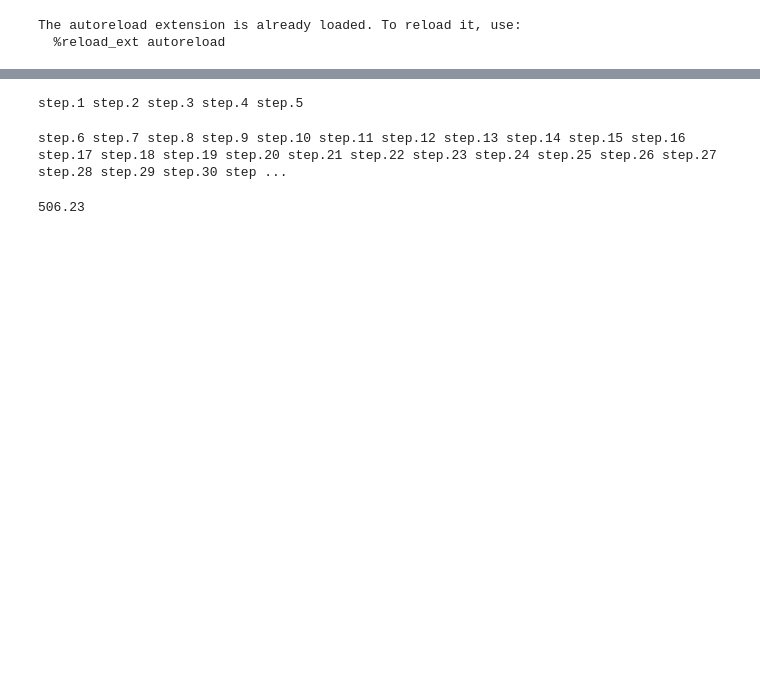
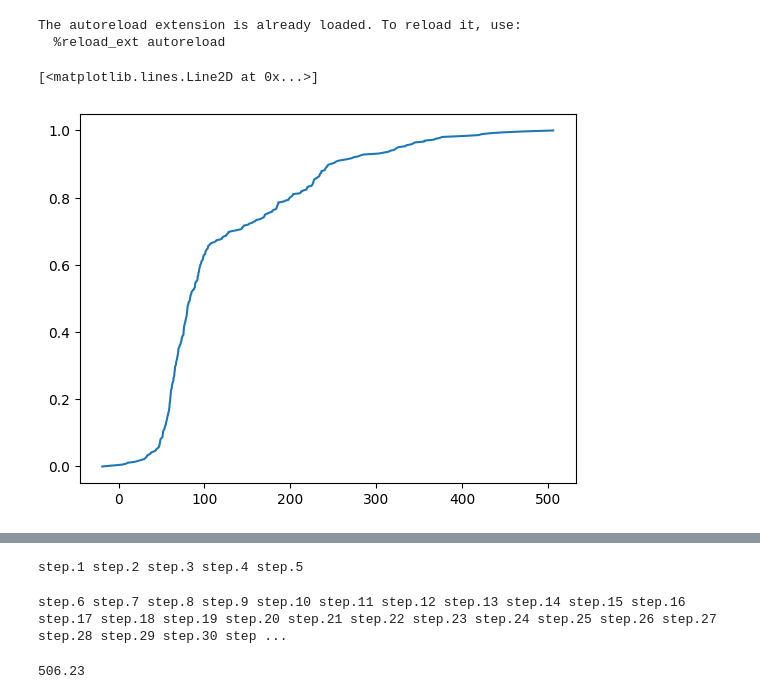
Before and after one commit to luca-pernigo/ThesisKernelMethods, a Jupyter notebook: TestCDFInverse.ipynb, the cells around one changed output, grey strips where cells are left out. Saved outputs shown, nothing was run; the diff lists cells and outputs as text; code cells hidden in the pictures; blank space fills up the shorter version.

```diff
--- a/TestCDFInverse.ipynb
+++ b/TestCDFInverse.ipynb
@@ -42 +46,6 @@ x=np.sort(x)
 y=cdf_funct(x)
+# %%
+plt.plot(x,y)
+# %% [output]
+[<matplotlib.lines.Line2D at 0x...>]
+[figure, added]
```
Also changed, not shown: parts of 6 cells of this notebook, 8 other files.
